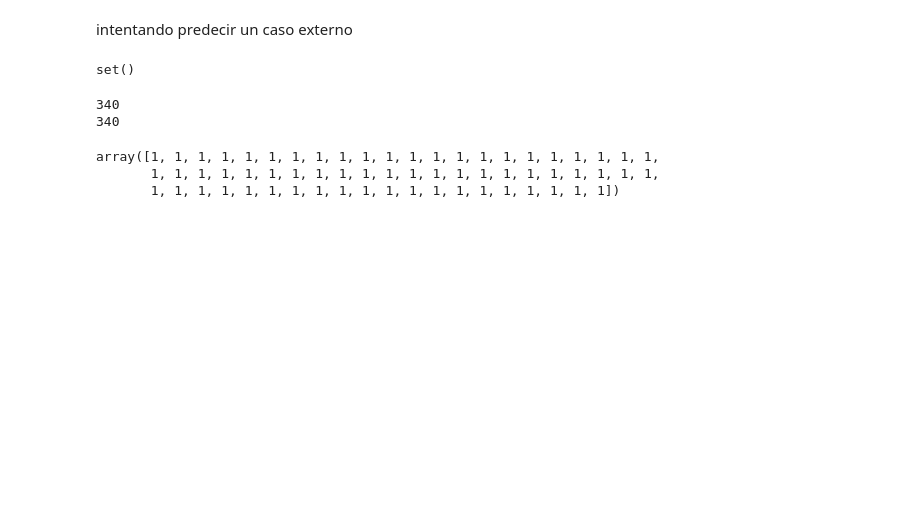
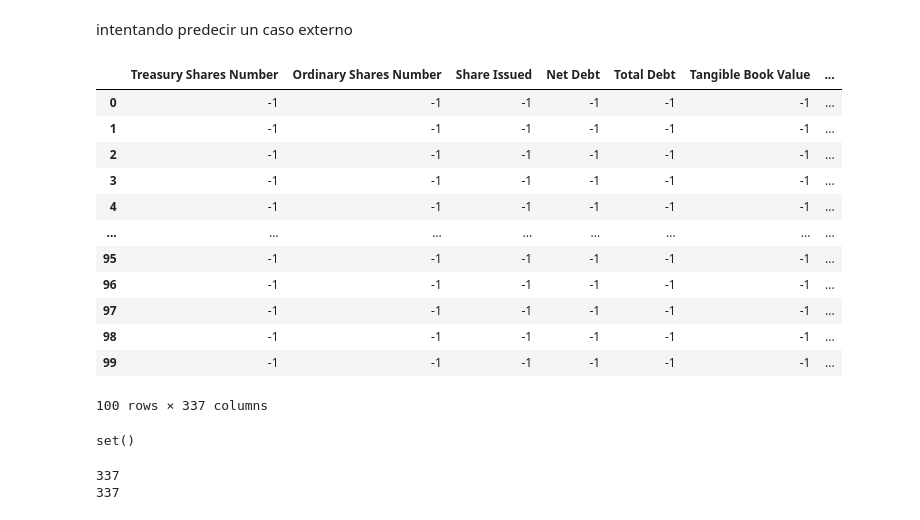
Before and after one commit to kenigarashig/project_financial_consultant, a Jupyter notebook: yahoo_stock.ipynb, the cells around one changed output. Drawn from its saved outputs; the diff is of its cells as text; code cells hidden in the pictures; blank space fills up the shorter version.

```diff
--- a/yahoo_stock.ipynb
+++ b/yahoo_stock.ipynb
@@ -444,7 +452,7 @@ plt.show()
 # %% [markdown]
 intentando predecir un caso externo
 # %%
-def input_transformation(ticker_symbols):
+def input_transformation(ticker_symbol):
     columns_used = joblib.load("columns_used.pkl")
     balance_sheets_input=[]
     income_statement_input=[]
@@ -481,14 +489,29 @@ def input_transformation(ticker_symbols):
     df_all_input=df_all_input.select_dtypes(include="number")
 
     for col in columns_used:
-        if col not in df_all_input:
+        if col not in df_all_input.columns:
             df_all_input[col] = -1
 
     df_all_input=df_all_input.fillna(-1)
 
     return df_all_input
 # %%
-prediccion_empresa=input_transformation("NEM")
+prediccion_empresa=input_transformation("NVDA")
+prediccion_empresa
+# %% [output]
+|  | Treasury Shares Number | Ordinary Shares Number | Share Issued | Net Debt | Total Debt | Tangible Book Value | ... |
+| 0 | -1 | -1 | -1 | -1 | -1 | -1 | ... |
+| 1 | -1 | -1 | -1 | -1 | -1 | -1 | ... |
+| 2 | -1 | -1 | -1 | -1 | -1 | -1 | ... |
+| 3 | -1 | -1 | -1 | -1 | -1 | -1 | ... |
+| 4 | -1 | -1 | -1 | -1 | -1 | -1 | ... |
+| ... | ... | ... | ... | ... | ... | ... | ... |
+| 95 | -1 | -1 | -1 | -1 | -1 | -1 | ... |
+| 96 | -1 | -1 | -1 | -1 | -1 | -1 | ... |
+| 97 | -1 | -1 | -1 | -1 | -1 | -1 | ... |
+| 98 | -1 | -1 | -1 | -1 | -1 | -1 | ... |
+| 99 | -1 | -1 | -1 | -1 | -1 | -1 | ... |
+100 rows × 337 columns
 # %%
 extra_columns=set(prediccion_empresa.columns)-set(X_train.columns)
 extra_columns
@@ -498,5 +521,5 @@ set()
 print(len(X_train.columns))
 print(len(prediccion_empresa.columns))
 # %% [output]
-340
-340
+337
+337
@@ -505,6 +525,0 @@ prediccion_empresa = xboost.predict(prediccion_empresa)
-# %%
-prediccion_empresa
-# %% [output]
-array([1, 1, 1, 1, 1, 1, 1, 1, 1, 1, 1, 1, 1, 1, 1, 1, 1, 1, 1, 1, 1, 1,
-       1, 1, 1, 1, 1, 1, 1, 1, 1, 1, 1, 1, 1, 1, 1, 1, 1, 1, 1, 1, 1, 1,
-       1, 1, 1, 1, 1, 1, 1, 1, 1, 1, 1, 1, 1, 1, 1, 1, 1, 1, 1, 1])
```
Also changed, not shown: parts of 19 cells of this notebook, 12 other files.
